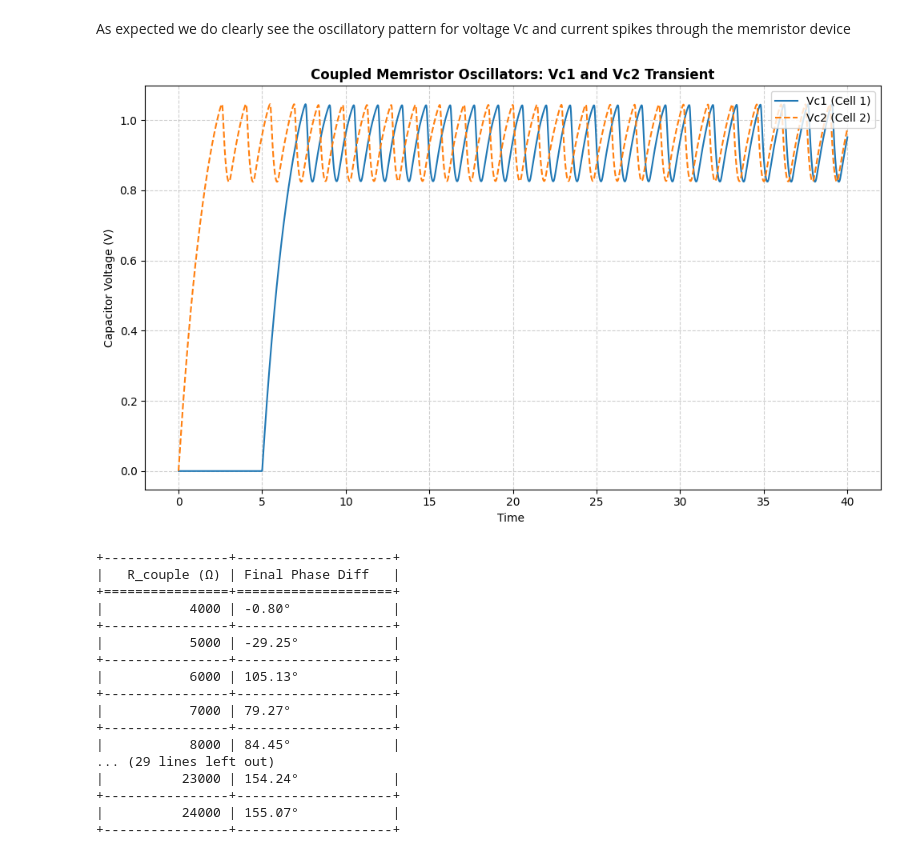
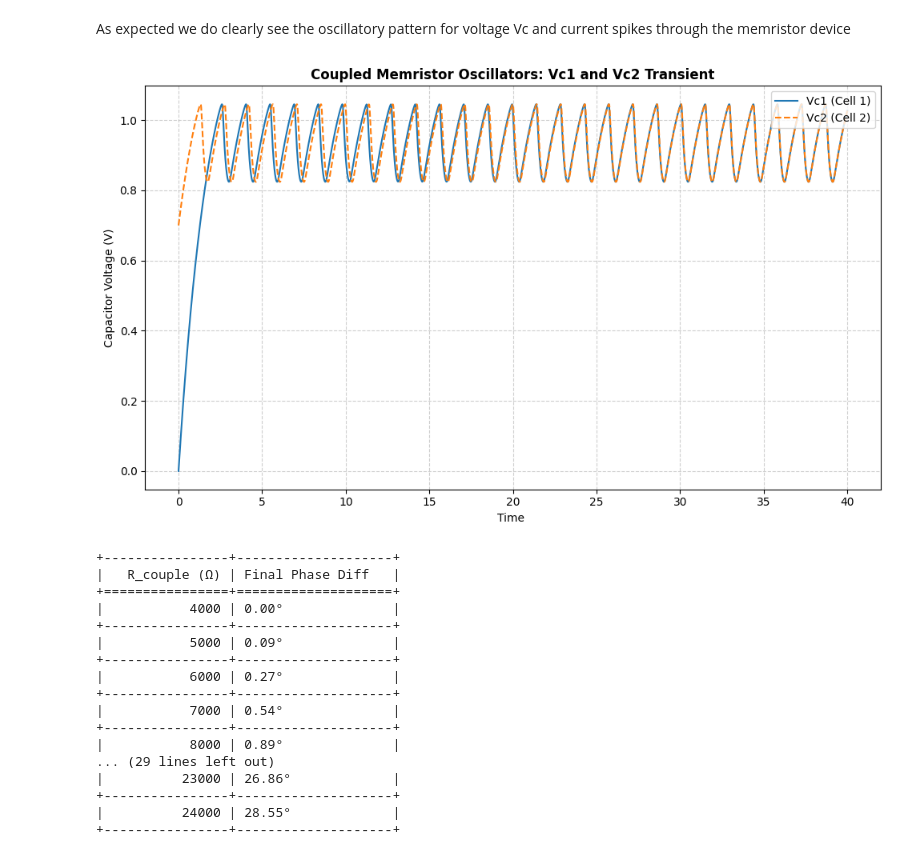
Before and after one commit to Sumalyo/MONN_work, a Jupyter notebook: Memristor_Tasks.ipynb, the cells around one changed output. Cells and saved outputs as stored; diff of their text form; code cells hidden in the pictures.

```diff
--- a/Memristor_Tasks.ipynb
+++ b/Memristor_Tasks.ipynb
@@ -19,6 +19,7 @@ class Memristor:
     self.Cth=1e-14
     self.gth=0.7e-6
     self.Tamb=300
+    self.Rs = 200
   def getMemcondductance(self,T):
     G_T = G_T = self.g0 * np.exp(-self.g1 / T) # Calculate the memconductance
     return G_T
@@ -43,6 +44,13 @@ class Memristor:
     Im = self.calculateCurrent(Vm,T)
     dTdt = (1/self.Cth)*((Vm * Im)-self.gth*(T-self.Tamb))
     return dTdt
+  def ChangeModelVoltageFunctionRs(self,t,T,Vfunc,tF):
+    Vm = Vfunc(t,tF)
+    G = self.getMemcondductance(T)
+    Vm = Vm / (1+(self.Rs * G))
+    Im = self.calculateCurrent(Vm,T)
+    dTdt = (1/self.Cth)*((Vm * Im)-self.gth*(T-self.Tamb))
+    return dTdt
   def ChangeModelCurrentFunction(self,t,T,Ifunc,tF):
     Im = Ifunc(t,tF)
     Vm = self.calculateVoltage(Im,T)
@@ -390,13 +408,13 @@ class CoupledMemristorCells:
         vb1 = self.Vb
         vb2 = self.Vb
 
-        if t < 5e-6:
-            vb1 = 0
-            #Vc1 = 0
+        # if t < 5e-6:
+        #     vb1 = 0
+        #     #Vc1 = 0
 
         # ODEs for Cell 1
         dT1dt = (1/self.mem.Cth) * ((Vm1 * Im1) - self.mem.gth * (T1 - self.mem.Tamb))
-        dVc1dt = (1/self.C) * ((vb1-Vc1)/self.Rb - Im1 - I_cp)
+        dVc1dt = (1/self.C) * ((self.Vb-Vc1)/self.Rb - Im1 - I_cp)
 
         # ODEs for Cell 2
         dT2dt = (1/self.mem.Cth) * ((Vm2 * Im2) - self.mem.gth * (T2 - self.mem.Tamb))
@@ -432,47 +450,47 @@ class CoupledMemristorCells:
         vb1 = self.Vb
         vb2 = self.Vb
 
-        if t < 5e-6:
-            vb1 = 0
-            #Vc1 = 0
+        # if t < 5e-6:
+        #     vb1 = 0
+        #     #Vc1 = 0
 
         # ODEs for Cell 1
         dT1dt = (1/self.mem.Cth) * ((Vm1 * Im1) - self.mem.gth * (T1 - self.mem.Tamb))
-        dVc1dt = (1/self.C) * ((vb1-Vc1)/self.Rb - Im1 - I_cp)
+        dVc1dt = (1/self.C) * ((self.Vb-Vc1)/self.Rb - Im1 - I_cp)
 
         # ODEs for Cell 2
         dT2dt = (1/self.mem.Cth) * ((Vm2 * Im2) - self.mem.gth * (T2 - self.mem.Tamb))
         dVc2dt = (1/self.C) * ((self.Vb-Vc2)/self.Rb - Im2 + I_cp)
 
 
         return [dT1dt, dVc1dt, dT2dt, dVc2dt]
 
 # --- Simulation ---
 mem = Memristor()
 coupled_system = CoupledMemristorCells(mem,Rcouple = 10000,Ccouple= 1e-9)
 
 # Initial conditions: T1 = T2 = 300K, Vc1 = Vc2 = 0V
 # [T1, Vc1, T2, Vc2, Vcc]
-y0 = [300, 0.0, 300, 0.0, 0.0]
-y0R = [300, 0.0, 300, 0.0]
+y0 = [301, 0.0, 301, 0.0, 0.0]
+y0R = [301, 0.0, 301, 0.7]
 t_span = (0, 40e-6)
 t_eval = np.linspace(0, 40e-6, 5000)
 
-sol = solve_ivp(coupled_system.dynamics, t_span, y0, t_eval=t_eval, method='Radau')
-#sol = solve_ivp(coupled_system.dynamicsNoCap, t_span, y0R, t_eval=t_eval, method='Radau')
+#sol = solve_ivp(coupled_system.dynamics, t_span, y0, t_eval=t_eval, method='Radau')
+sol = solve_ivp(coupled_system.dynamicsNoCap, t_span, y0R, t_eval=t_eval, method='RK23')
 
 plt.figure(figsize=(10, 6))
 plt.plot(sol.t * 1e6, sol.y[1], label='Vc1 (Cell 1)', color='tab:blue', linewidth=1.5)
 plt.plot(sol.t * 1e6, sol.y[3], label='Vc2 (Cell 2)', color='tab:orange', linewidth=1.5, linestyle='--')
 plt.title("Coupled Memristor Oscillators: Vc1 and Vc2 Transient", fontweight='bold')
 plt.xlabel("Time ")
 plt.ylabel("Capacitor Voltage (V)")
 plt.legend(loc='upper right')
 plt.grid(True, linestyle='--', alpha=0.6)
 plt.tight_layout()
 plt.show()
 # %% [output]
-[figure, old version]
+[figure, new version]
 # %%
 def investigateFinalPhase(R=10000):
     mem = Memristor()
@@ -480,13 +498,13 @@ def investigateFinalPhase(R=10000):
 
     # Note: Added a slight perturbation to initial Vc2 to break symmetry
     # if you want to observe how they settle into phase.
-    y0R = [300, 0.0, 300, 0.0]
-    y0 = [300, 0.0, 300, 0.0, 0.0]
+    y0R = [300, 0.0, 300, 0.9]
+    y0 = [300, 0.0, 300, 0.7, 0.0]
     t_span = (0, 50e-6)
     t_eval = np.linspace(0, 50e-6, 10000)
 
     #sol = solve_ivp(coupled_system.dynamics, t_span, y0, t_eval=t_eval, method='Radau')
-    sol = solve_ivp(coupled_system.dynamicsNoCap, t_span, y0R, t_eval=t_eval, method='Radau')
+    sol = solve_ivp(coupled_system.dynamicsNoCap, t_span, y0R, t_eval=t_eval, method='RK23')
 
 
     # Filter for time > 30e-6
@@ -544,17 +562,17 @@ print(tabulate(table_data, headers=["R_couple (Ω)", "Final Phase Diff"], tablef
 +----------------+--------------------+
 |   R_couple (Ω) | Final Phase Diff   |
 +================+====================+
-|           4000 | -0.80°             |
+|           4000 | 0.00°              |
 +----------------+--------------------+
-|           5000 | -29.25°            |
+|           5000 | 0.09°              |
 +----------------+--------------------+
-|           6000 | 105.13°            |
+|           6000 | 0.27°              |
 +----------------+--------------------+
-|           7000 | 79.27°             |
+|           7000 | 0.54°              |
 +----------------+--------------------+
-|           8000 | 84.45°             |
+|           8000 | 0.89°              |
 ... (29 lines left out)
-|          23000 | 154.24°            |
+|          23000 | 26.86°             |
 +----------------+--------------------+
-|          24000 | 155.07°            |
+|          24000 | 28.55°             |
 +----------------+--------------------+
```
Also changed, not shown: parts of 12 cells of this notebook.
